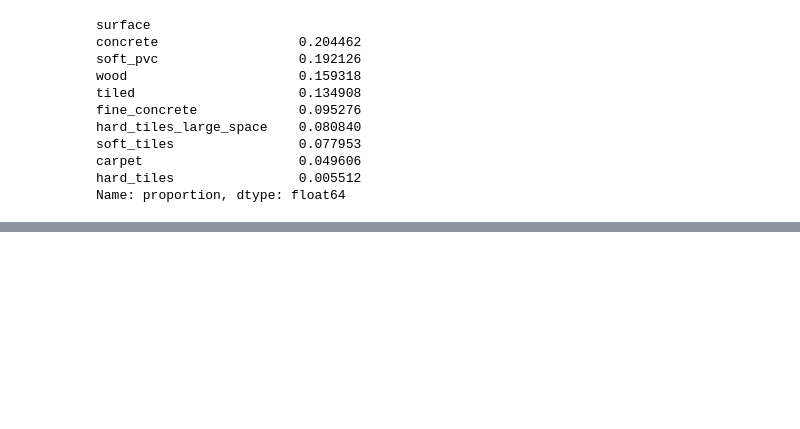
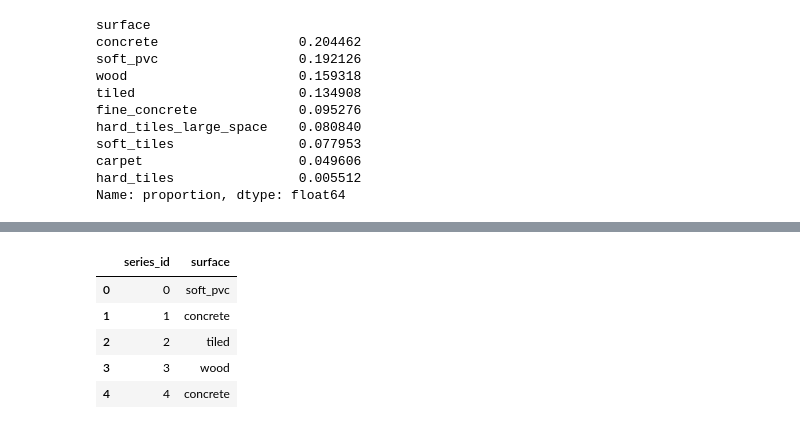
Before and after one commit to howonJeong/MAICON26, a Jupyter notebook: YeSun/1DS/CareerCon19_robot.ipynb, the cells around one changed output, grey strips where cells are left out. Saved outputs shown, nothing was run; the diff lists cells and outputs as text; code cells hidden in the pictures; blank space fills up the shorter version.

```diff
--- a/YeSun/1DS/CareerCon19_robot.ipynb
+++ b/YeSun/1DS/CareerCon19_robot.ipynb
@@ -205,0 +230,9 @@ print(sub.head())
+# %%
+sub.head()
+# %% [output]
+|  | series_id | surface |
+| 0 | 0 | soft_pvc |
+| 1 | 1 | concrete |
+| 2 | 2 | tiled |
+| 3 | 3 | wood |
+| 4 | 4 | concrete |
```
Also changed, not shown: parts of 7 cells of this notebook.
